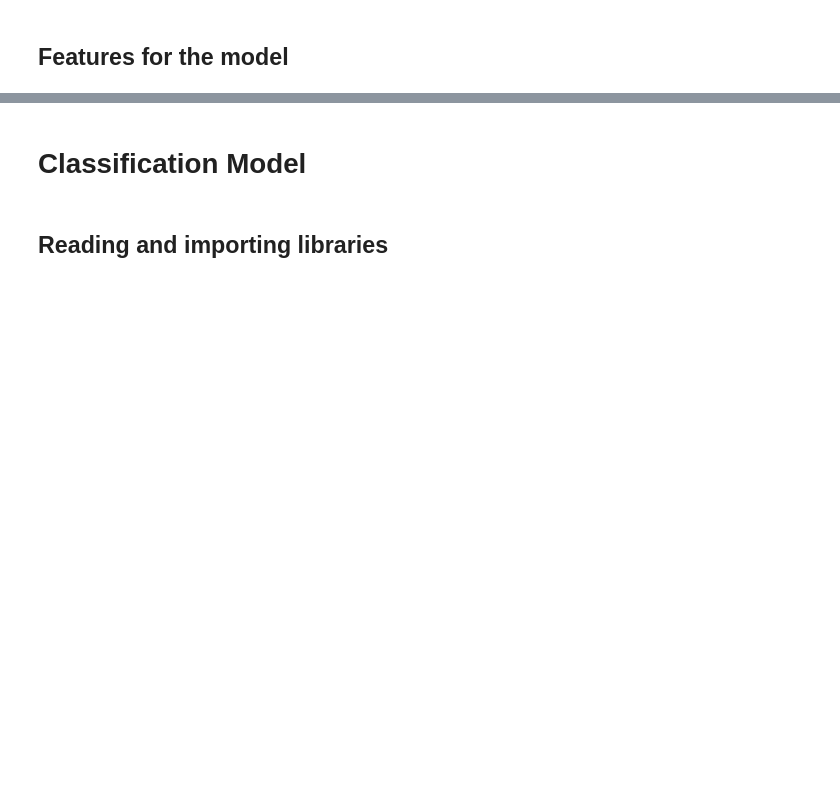
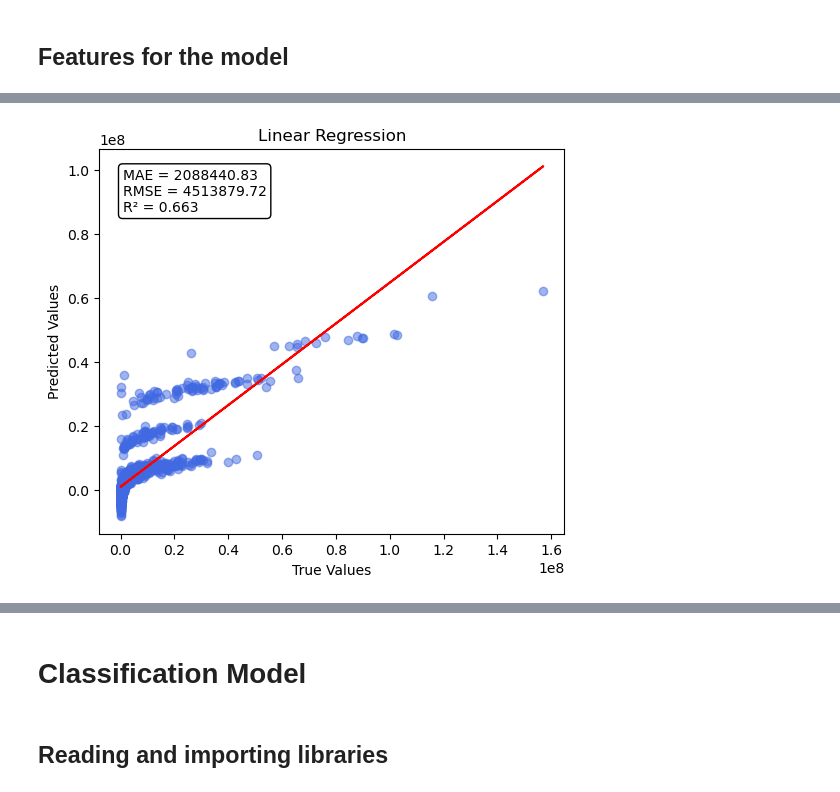
Before and after one commit to dexun02/ST2189, a Jupyter notebook: ML/models.ipynb, the cells around one changed output, grey strips where cells are left out. Drawn from its saved outputs; the diff is of its cells as text; code cells hidden in the pictures; blank space fills up the shorter version.

```diff
--- a/ML/models.ipynb
+++ b/ML/models.ipynb
@@ -559,0 +637,46 @@ data = df[features + [target]].dropna().copy()
+# %%
+def regression_plot(y_true, y_pred, model_name):
+
+    mae = mean_absolute_error(y_true, y_pred)
+    rmse = np.sqrt(mean_squared_error(y_true, y_pred))
+    r2 = r2_score(y_true, y_pred)
+
+    plt.figure(figsize=(6,5))
+    plt.scatter(y_true, y_pred, alpha=0.5, color="royalblue")
+
+    # regression line
+    z = np.polyfit(y_true, y_pred, 1)
+    p = np.poly1d(z)
+    plt.plot(y_true, p(y_true), color="red")
+
+    plt.title(f"{model_name}")
+    plt.xlabel("True Values")
+    plt.ylabel("Predicted Values")
+
+    plt.text(
+        0.05, 0.95,
+        f"MAE = {mae:.2f}\nRMSE = {rmse:.2f}\nR² = {r2:.3f}",
+        transform=plt.gca().transAxes,
+        verticalalignment='top',
+        bbox=dict(boxstyle="round", facecolor="white")
+    )
+
+    plt.show()
+
+    return mae, rmse, r2
+# %%
+lin_model = LinearRegression()
+lin_model.fit(X_train_scaled, y_train)
+
+y_pred_lin = lin_model.predict(X_test_scaled)
+
+rmse_lin = np.sqrt(mean_squared_error(y_test, y_pred_lin))
+r2_lin = r2_score(y_test, y_pred_lin)
+
+mae_lin, rmse_lin, r2_lin = regression_plot(
+    y_test,
+    y_pred_lin,
+    "Linear Regression"
+)
+# %% [output]
+[figure, added]
```
Also changed, not shown: parts of 22 cells of this notebook.
